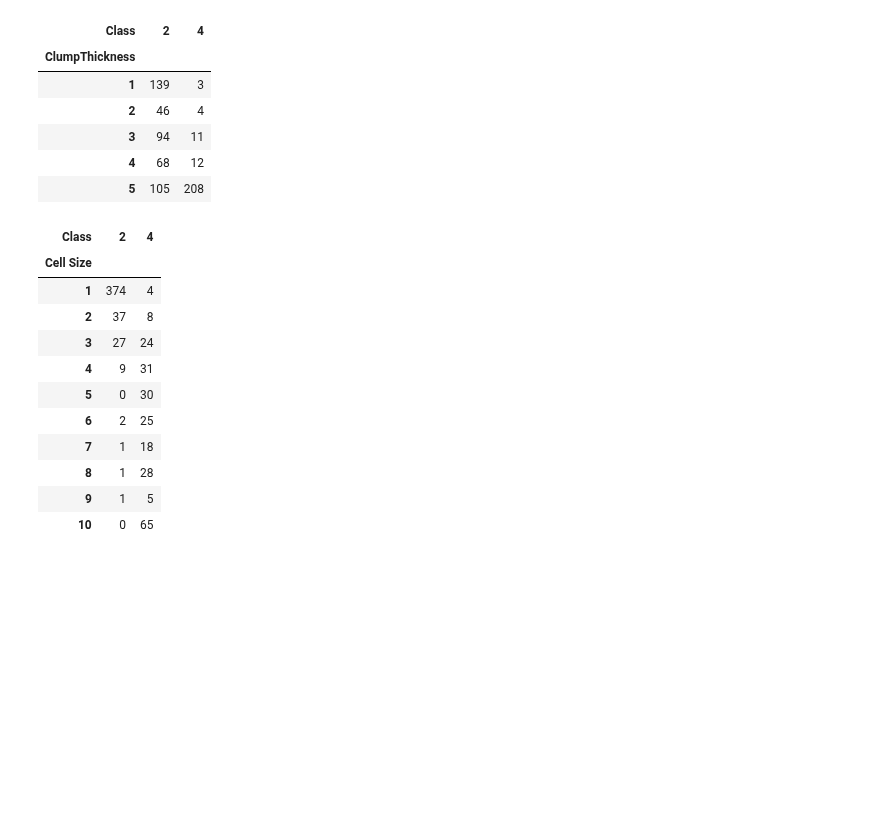
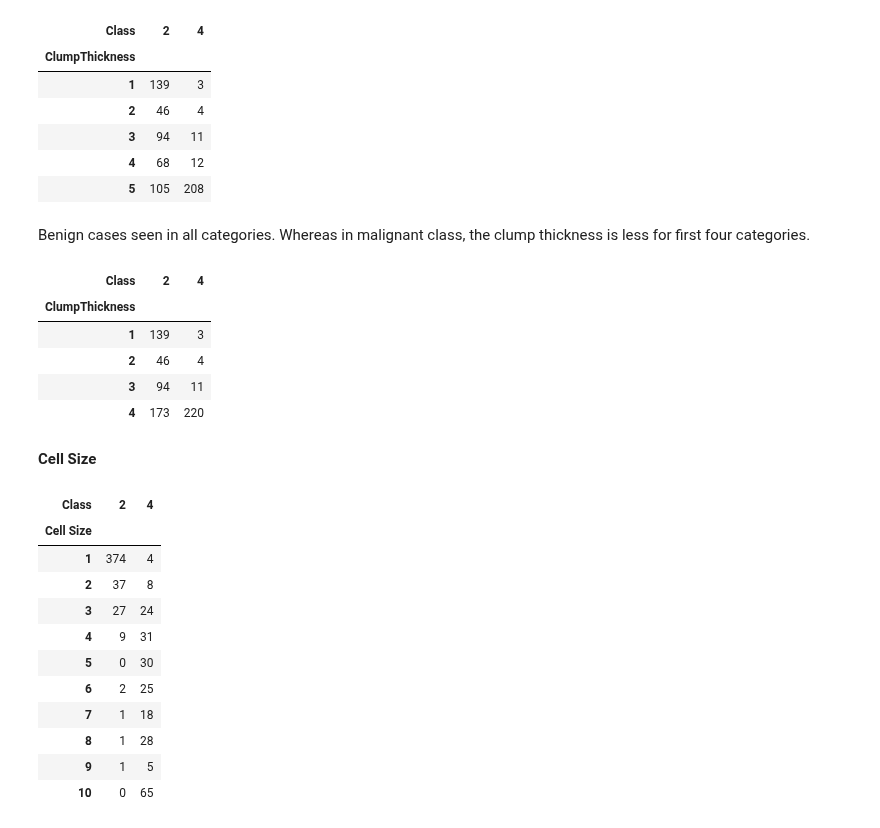
Before and after one commit to madhulathachavali/AIML, a Jupyter notebook: Breast_Cancer_Data_Analysis.ipynb, the cells around one changed output. Drawn from its saved outputs; the diff is of its cells as text; code cells hidden in the pictures; blank space fills up the shorter version.

```diff
--- a/Breast_Cancer_Data_Analysis.ipynb
+++ b/Breast_Cancer_Data_Analysis.ipynb
@@ -364,3 +405,5 @@ pd.crosstab(data['ClumpThickness'], data['Class'])
 | 3 | 94 | 11 |
 | 4 | 68 | 12 |
 | 5 | 105 | 208 |
+# %% [markdown]
+Benign cases seen in all categories. Whereas in malignant class, the clump thickness is less for first four categories.
@@ -367,3 +413,14 @@ pd.crosstab(data['ClumpThickness'], data['Class'])
+# %%
+pd.crosstab(data['ClumpThickness'], data['Class'])
+# %% [output]
+| Class | 2 | 4 |
+| ClumpThickness |  |  |
+| 1 | 139 | 3 |
+| 2 | 46 | 4 |
+| 3 | 94 | 11 |
+| 4 | 173 | 220 |
+# %% [markdown]
+**Cell Size**
 # %%
 pd.crosstab(data['Cell Size'], data['Class'])
 # %% [output]
```
Also changed, not shown: parts of 32 cells of this notebook.
